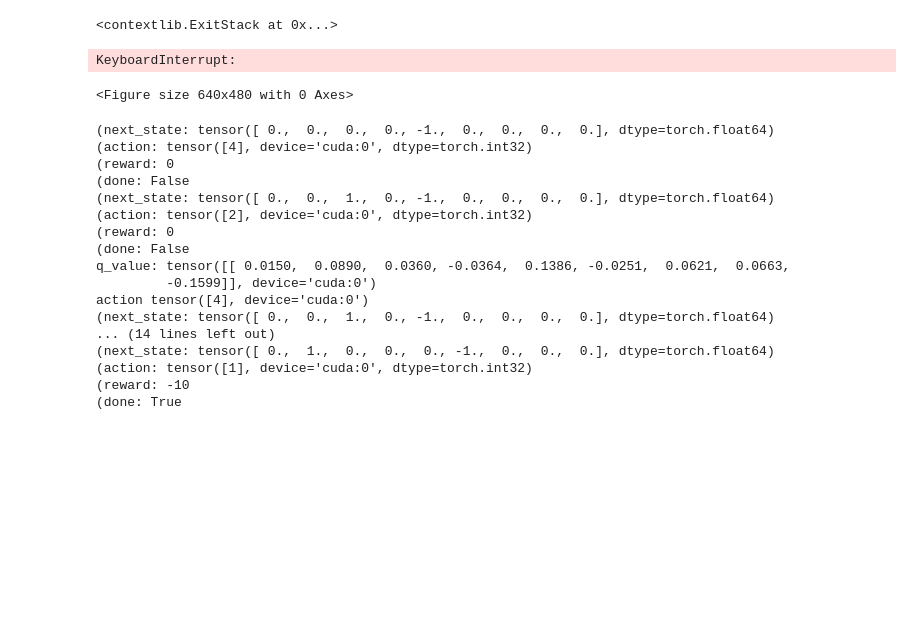
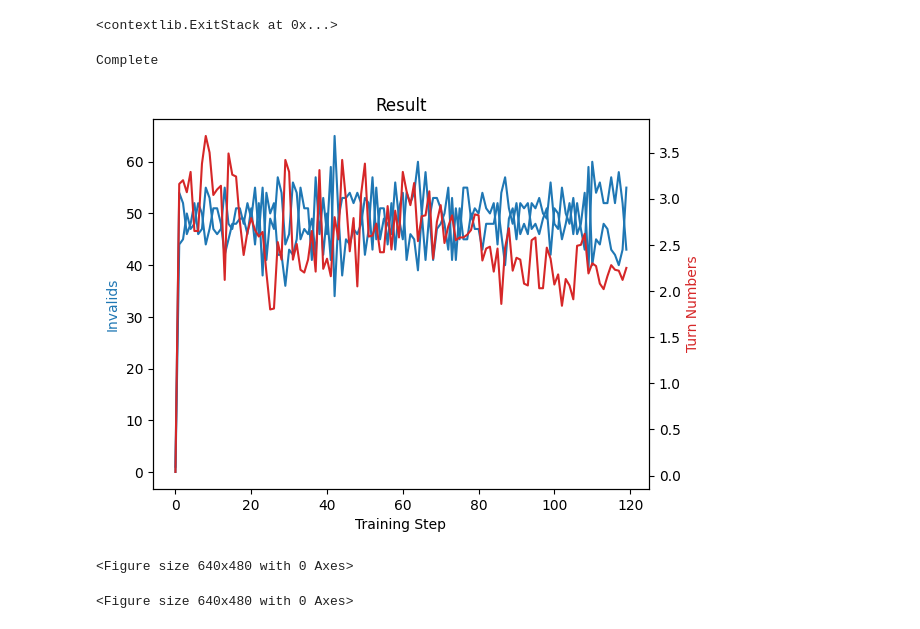
Before and after one commit to gawk2333/tic-tac-toe, a Jupyter notebook: model.training/ttt.ipynb, the cells around one changed output. Saved outputs shown, nothing was run; the diff lists cells and outputs as text; code cells hidden in the pictures; blank space fills up the shorter version.

```diff
--- a/model.training/ttt.ipynb
+++ b/model.training/ttt.ipynb
@@ -21,10 +23,10 @@ import os
 # EPS_DECAY controls the rate of exponential decay of epsilon, higher means a slower decay
 # TAU is the update rate of the target network
 # LR is the learning rate of the ``AdamW`` optimizer
-BATCH_SIZE = 128
+BATCH_SIZE = 32
 GAMMA = 0.99
-EPS_START = 0.9
-EPS_END = 0.05
+EPS_START = 0.6
+EPS_END = 0.1
 EPS_DECAY = 1000
 TAU = 0.005
 LR = 0.01
@@ -301,16 +225,14 @@ class TicTacToeEnv(gym.Env):
 class DQN(nn.Module):
   def __init__(self, n_observations, n_actions):
       super(DQN, self).__init__()
-      self.layer1 = nn.Linear(n_observations, 128)
-      self.layer2 = nn.Linear(128, 256)
-      self.layer3 = nn.Linear(256, 512)
-      self.layer4 = nn.Linear(512, n_actions)
+      self.layer1 = nn.Linear(n_observations, 32)
+      self.layer2 = nn.Linear(32, 32)
+      self.layer3 = nn.Linear(32, n_actions)
 
   def forward(self, x):
       x = F.relu(self.layer1(x))
       x = F.relu(self.layer2(x))
-      x = F.relu(self.layer3(x))
-      return self.layer4(x)
+      return self.layer3(x)
 
 best_DQN = DQN(9, 9).to(device)
 # %%
@@ -397,16 +313,14 @@ class Player(object):
     def __len__(self):
         return len(self.memory)
 # %%
-
-env = TicTacToeEnv()
-env2 = TicTacToeEnv()
-
 player1 = Player(10000,1)
 player2 = Player(10000,-1,player1)
 player1.opponent = player2
 
 game = TicTacToeEnv()
 game.train(player1,player2)
 # %% [output]
-KeyboardInterrupt:
+Complete
+[figure, added]
 <Figure size 640x480 with 0 Axes>
+<Figure size 640x480 with 0 Axes>
@@ -447,45 +326,0 @@ import matplotlib.pyplot as plt
-# %%
-
-best_policy_net_state_dict = torch.load('best_policy_net.pth')
-best_DQN.load_state_dict(best_policy_net_state_dict)
-player3 = Player(10000,1)
-player4 = Player(10000,-1,player3)
-player3.opponent = player4
-
-starting_player = random.choice([player3, player4])
-players = [starting_player, player3 if starting_player == player4 else player4]
-
-for i_episode in range(2):
-    board = env.reset()
-    test_state = board
-    for t in count():
-        player = players[t % 2]
-        # for item in player.memory:
-        #     print("memoryitem:",item)
-        action = select_action(test_state,player)
-        next_state, reward, done, Info = env.step(action.item(),player)
-        print("(next_state:",next_state)
-        print("(action:",action)
-        print("(reward:",reward)
-        print("(done:",done)
-        if done:
-            # plot_loss(losses_list)
-            break
-# %% [output]
-(next_state: tensor([ 0.,  0.,  0.,  0., -1.,  0.,  0.,  0.,  0.], dtype=torch.float64)
-(action: tensor([4], device='cuda:0', dtype=torch.int32)
-(reward: 0
-(done: False
-(next_state: tensor([ 0.,  0.,  1.,  0., -1.,  0.,  0.,  0.,  0.], dtype=torch.float64)
-(action: tensor([2], device='cuda:0', dtype=torch.int32)
-(reward: 0
-(done: False
-q_value: tensor([[ 0.0150,  0.0890,  0.0360, -0.0364,  0.1386, -0.0251,  0.0621,  0.0663,
-         -0.1599]], device='cuda:0')
-action tensor([4], device='cuda:0')
-(next_state: tensor([ 0.,  0.,  1.,  0., -1.,  0.,  0.,  0.,  0.], dtype=torch.float64)
-... (14 lines left out)
-(next_state: tensor([ 0.,  1.,  0.,  0.,  0., -1.,  0.,  0.,  0.], dtype=torch.float64)
-(action: tensor([1], device='cuda:0', dtype=torch.int32)
-(reward: -10
-(done: True
```
Also changed, not shown: parts of 7 cells of this notebook.
